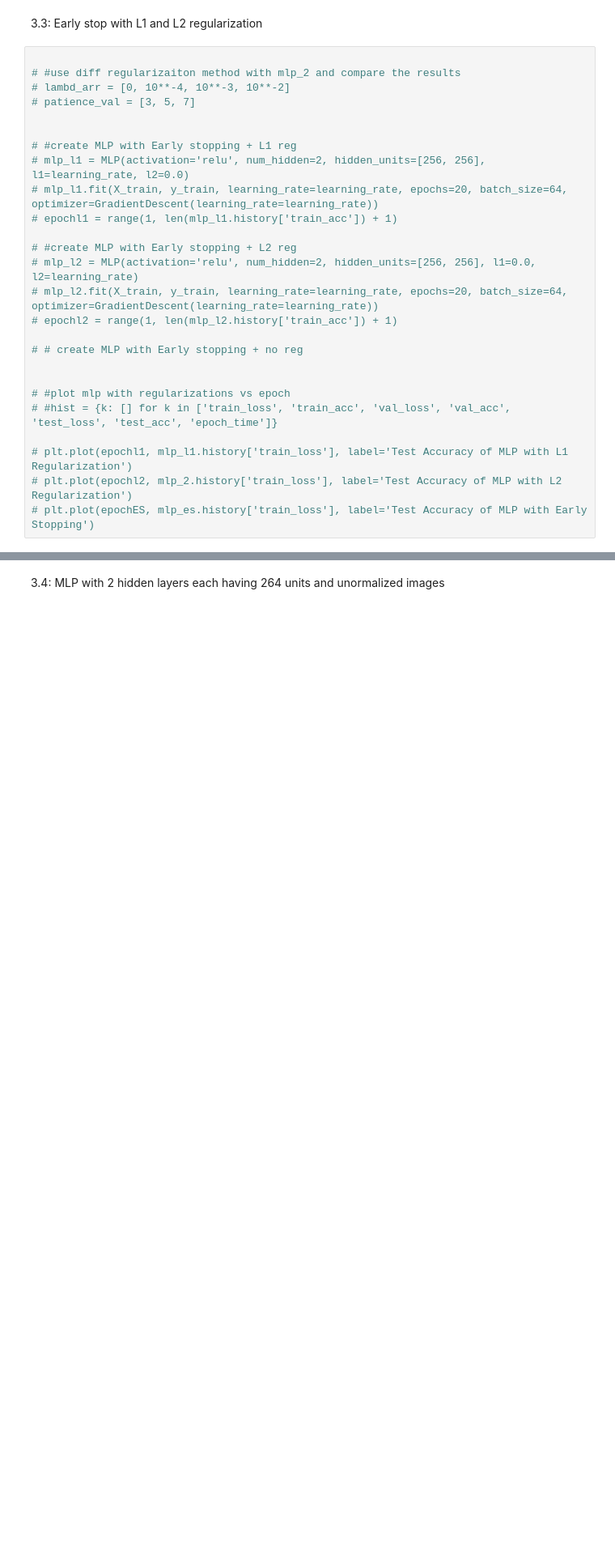
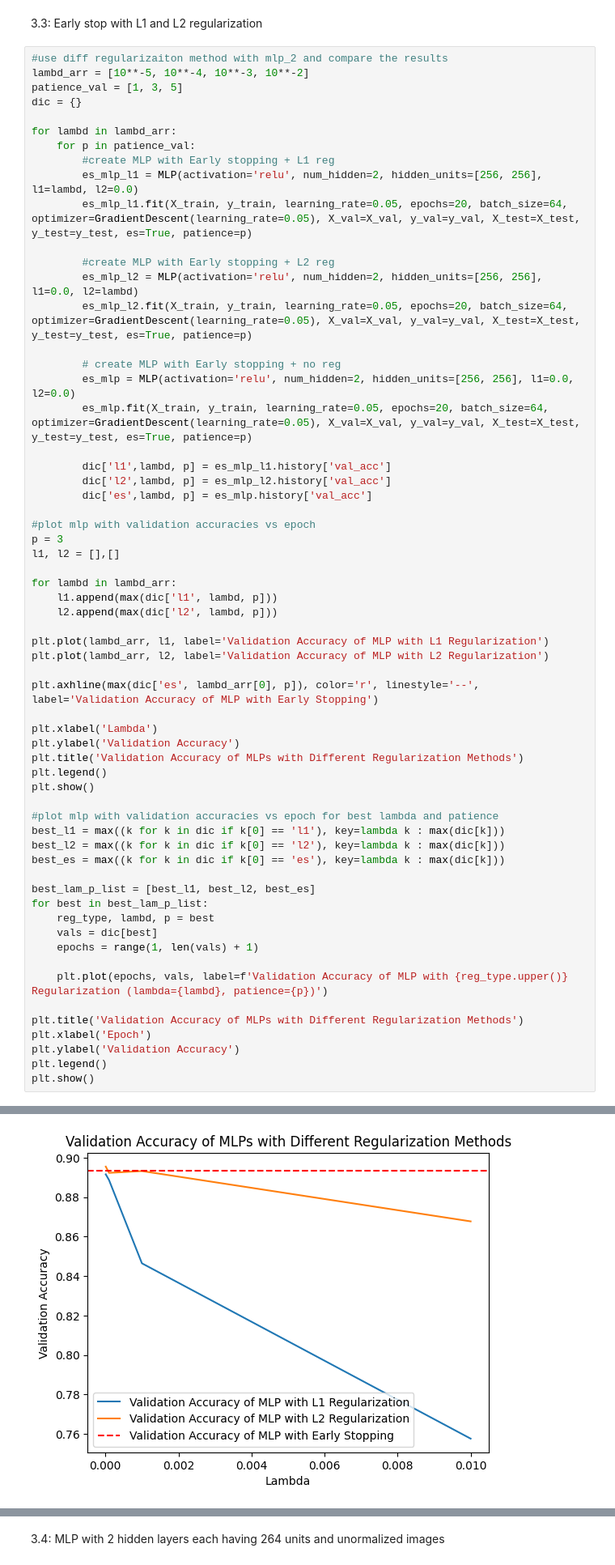
Before and after one commit to mounirammam/COMP551-Group-Project-A3, a Jupyter notebook: COMP551_A3.ipynb, the cells around one changed output, grey strips where cells are left out. Shown at 81% size. Drawn from its saved outputs; the diff is of its cells as text; blank space fills up the shorter version.

```diff
--- a/COMP551_A3.ipynb
+++ b/COMP551_A3.ipynb
@@ -484,28 +509,64 @@ epoch  20 | train loss 0.1648 acc 0.9395 | val acc nan | test acc nan | 3.8s
 # %% [markdown]
 3.3: Early stop with L1 and L2 regularization
 # %%
+#use diff regularizaiton method with mlp_2 and compare the results
+lambd_arr = [10**-5, 10**-4, 10**-3, 10**-2]
+patience_val = [1, 3, 5]
+dic = {}
 
-# #use diff regularizaiton method with mlp_2 and compare the results
-# lambd_arr = [0, 10**-4, 10**-3, 10**-2]
-# patience_val = [3, 5, 7]
+for lambd in lambd_arr:
+    for p in patience_val:
+        #create MLP with Early stopping + L1 reg
+        es_mlp_l1 = MLP(activation='relu', num_hidden=2, hidden_units=[256, 256], l1=lambd, l2=0.0)
+        es_mlp_l1.fit(X_train, y_train, learning_rate=0.05, epochs=20, batch_size=64, optimizer=GradientDescent(learning_rate=0.05), X_val=X_val, y_val=y_val, X_test=X_test, y_test=y_test, es=True, patience=p)
 
+        #create MLP with Early stopping + L2 reg
+        es_mlp_l2 = MLP(activation='relu', num_hidden=2, hidden_units=[256, 256], l1=0.0, l2=lambd)
+        es_mlp_l2.fit(X_train, y_train, learning_rate=0.05, epochs=20, batch_size=64, optimizer=GradientDescent(learning_rate=0.05), X_val=X_val, y_val=y_val, X_test=X_test, y_test=y_test, es=True, patience=p)
 
-# #create MLP with Early stopping + L1 reg
-# mlp_l1 = MLP(activation='relu', num_hidden=2, hidden_units=[256, 256], l1=learning_rate, l2=0.0)
-# mlp_l1.fit(X_train, y_train, learning_rate=learning_rate, epochs=20, batch_size=64, optimizer=GradientDescent(learning_rate=learning_rate))
-# epochl1 = range(1, len(mlp_l1.history['train_acc']) + 1)
+        # create MLP with Early stopping + no reg
+        es_mlp = MLP(activation='relu', num_hidden=2, hidden_units=[256, 256], l1=0.0, l2=0.0)
+        es_mlp.fit(X_train, y_train, learning_rate=0.05, epochs=20, batch_size=64, optimizer=GradientDescent(learning_rate=0.05), X_val=X_val, y_val=y_val, X_test=X_test, y_test=y_test, es=True, patience=p)
 
-# #create MLP with Early stopping + L2 reg
-# mlp_l2 = MLP(activation='relu', num_hidden=2, hidden_units=[256, 256], l1=0.0, l2=learning_rate)
-# mlp_l2.fit(X_train, y_train, learning_rate=learning_rate, epochs=20, batch_size=64, optimizer=GradientDescent(learning_rate=learning_rate))
-# epochl2 = range(1, len(mlp_l2.history['train_acc']) + 1)
+        dic['l1',lambd, p] = es_mlp_l1.history['val_acc']
+        dic['l2',lambd, p] = es_mlp_l2.history['val_acc']
+        dic['es',lambd, p] = es_mlp.history['val_acc']
 
-# # create MLP with Early stopping + no reg
+#plot mlp with validation accuracies vs epoch
+p = 3
+l1, l2 = [],[]
 
+for lambd in lambd_arr:
+    l1.append(max(dic['l1', lambd, p]))
+    l2.append(max(dic['l2', lambd, p]))
 
-# #plot mlp with regularizations vs epoch
-# #hist = {k: [] for k in ['train_loss', 'train_acc', 'val_loss', 'val_acc', 'test_loss', 'test_acc', 'epoch_time']}
+plt.plot(lambd_arr, l1, label='Validation Accuracy of MLP with L1 Regularization')
+plt.plot(lambd_arr, l2, label='Validation Accuracy of MLP with L2 Regularization')
 
-# plt.plot(epochl1, mlp_l1.history['train_loss'], label='Test Accuracy of MLP with L1 Regularization')
-# plt.plot(epochl2, mlp_2.history['train_loss'], label='Test Accuracy of MLP with L2 Regularization')
-# plt.plot(epochES, mlp_es.history['train_loss'], label='Test Accuracy of MLP with Early Stopping')
+plt.axhline(max(dic['es', lambd_arr[0], p]), color='r', linestyle='--', label='Validation Accuracy of MLP with Early Stopping')
+
+plt.xlabel('Lambda')
+plt.ylabel('Validation Accuracy')
+plt.title('Validation Accuracy of MLPs with Different Regularization Methods')
+plt.legend()
+plt.show()
+
+#plot mlp with validation accuracies vs epoch for best lambda and patience
+best_l1 = max((k for k in dic if k[0] == 'l1'), key=lambda k : max(dic[k]))
+best_l2 = max((k for k in dic if k[0] == 'l2'), key=lambda k : max(dic[k]))
+best_es = max((k for k in dic if k[0] == 'es'), key=lambda k : max(dic[k]))
+
+best_lam_p_list = [best_l1, best_l2, best_es]
+for best in best_lam_p_list:
+    reg_type, lambd, p = best
+    vals = dic[best]
+    epochs = range(1, len(vals) + 1)
+
+    plt.plot(epochs, vals, label=f'Validation Accuracy of MLP with {reg_type.upper()} Regularization (lambda={lambd}, patience={p})')
+
+plt.title('Validation Accuracy of MLPs with Different Regularization Methods')
+plt.xlabel('Epoch')
+plt.ylabel('Validation Accuracy')
+plt.legend()
+plt.show()
+# %% [output]
@@ -511,0 +590 @@ epoch  20 | train loss 0.1648 acc 0.9395 | val acc nan | test acc nan | 3.8s
+[figure, added]
```
Also changed, not shown: parts of 9 cells of this notebook.
